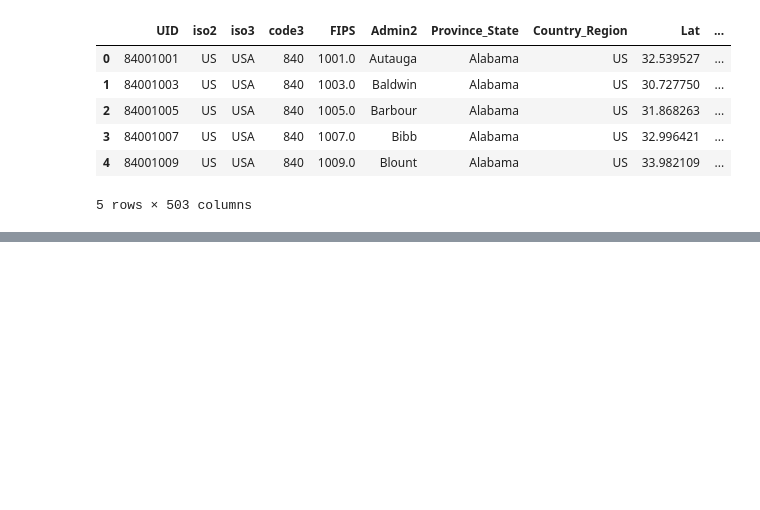
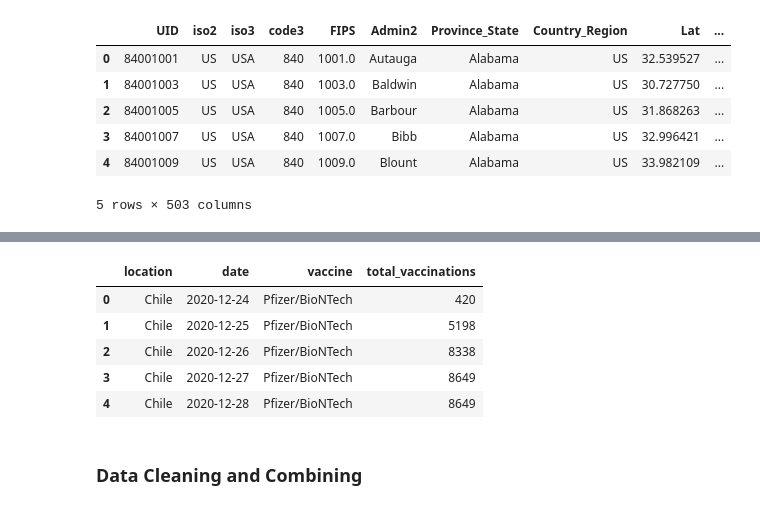
Before and after one commit to juno-yuu/COVID-Vaccine-and-Biotech-industry, a Jupyter notebook: Final_Project_Clean.ipynb, the cells around one changed output, grey strips where cells are left out. Cells and saved outputs as stored; diff of their text form; code cells hidden in the pictures; blank space fills up the shorter version.

```diff
--- a/Final_Project_Clean.ipynb
+++ b/Final_Project_Clean.ipynb
@@ -37,6 +33,11 @@ case_death = pd.read_csv("/content/COVID-Vaccine-and-Biotech-industry/time_serie
 
 # latest data
 update = pd.read_csv("/content/COVID-Vaccine-and-Biotech-industry/05-26-2021_us.csv")
+
+# manufacture daily
+# download = requests.get('https://raw.githubusercontent.com/xinyanz-erin/covid-19-data/master/public/data/vaccinations/vaccinations-by-manufacturer.csv').content
+# manu = pd.read_csv(io.StringIO(download.decode('utf-8')))
+manu = pd.read_csv("https://raw.githubusercontent.com/xinyanz-erin/covid-19-data/master/public/data/vaccinations/vaccinations-by-manufacturer.csv")
 # %% [markdown]
 ### Check datasets
 # %%
@@ -77,3 +78,14 @@ update.head()
 | 2 | American Samoa | US | 2021-05-27 04:30:49 | -14.2710 | -170.1320 | 0 | 0 | NaN | NaN | ... |
 | 3 | Arizona | US | 2021-05-27 04:30:49 | 33.7298 | -111.4312 | 878338 | 17576 | NaN | NaN | ... |
 | 4 | Arkansas | US | 2021-05-27 04:30:49 | 34.9697 | -92.3731 | 340698 | 5827 | NaN | NaN | ... |
+# %%
+manu.head()
+# %% [output]
+|  | location | date | vaccine | total_vaccinations |
+| 0 | Chile | 2020-12-24 | Pfizer/BioNTech | 420 |
+| 1 | Chile | 2020-12-25 | Pfizer/BioNTech | 5198 |
+| 2 | Chile | 2020-12-26 | Pfizer/BioNTech | 8338 |
+| 3 | Chile | 2020-12-27 | Pfizer/BioNTech | 8649 |
+| 4 | Chile | 2020-12-28 | Pfizer/BioNTech | 8649 |
+# %% [markdown]
+### Data Cleaning and Combining
```
Also changed, not shown: parts of 3 cells of this notebook.
